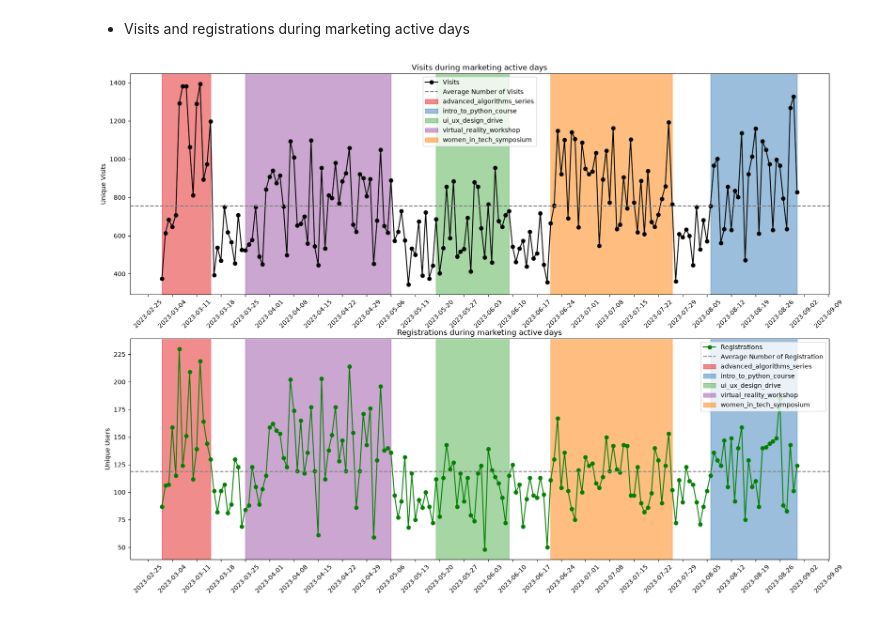
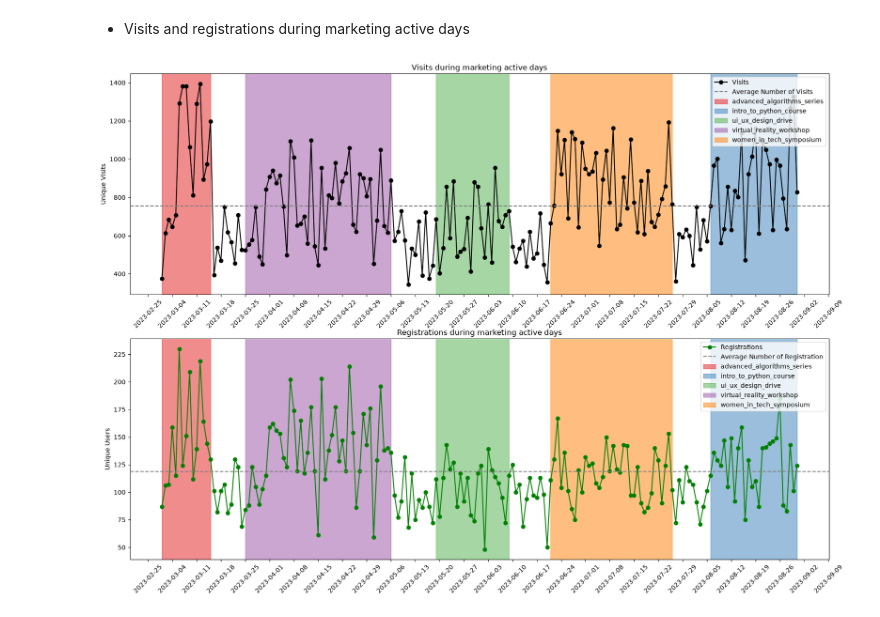
Before and after one commit to pep-cmyk/data-analytics-project-100, a Jupyter notebook: charts_project.ipynb, the cells around one changed output. Cells and saved outputs as stored; diff of their text form; code cells hidden in the pictures.

Commit message:
fix charts_project.ipynb

```diff
--- a/charts_project.ipynb
+++ b/charts_project.ipynb
@@ -345,37 +345,37 @@ for i, (name, row) in enumerate(ranges.iterrows()):
     color = colors[i % len(colors)]
     axes[0].axvspan(row['min'], row['max'], color=color, alpha=0.5, label=name)
 
-axes[0].legend()
+axes[0].legend(loc= 'upper right')
 
 #plot_2
 axes[1].plot(
     df_ads['date_group'],
     df_ads['registrations'],
     marker= 'o',
     color= 'green',
     label= 'Registrations'
 )
 axes[1].axhline(
     y= df_ads['registrations'].mean(),
     linestyle= '--',
     color= 'gray',
     label= 'Average Number of Registration'
 )
 
 axes[1].set_title('Registrations during marketing active days')
 axes[1].set_ylabel('Unique Users')
 axes[1].xaxis.set_major_locator(mdates.DayLocator(interval=7))
 axes[1].tick_params(axis='x', labelrotation=45)
 
 colors = sns.color_palette("Set1", n_colors=len(ranges))
 
 for i, (name, row) in enumerate(ranges.iterrows()):
     color = colors[i % len(colors)]
     axes[1].axvspan(row['min'], row['max'], color=color, alpha=0.5, label=name)
 
 axes[1].legend(loc= 'upper right') #mb autotest expects the legend to be ordered differently here?
 
 
 plt.savefig('./charts/visits_and_registrations_with_campaign_highlighting.png')
 # %% [output]
-[figure, old version]
+[figure, new version]
```
Also changed, not shown: 1 other file.
